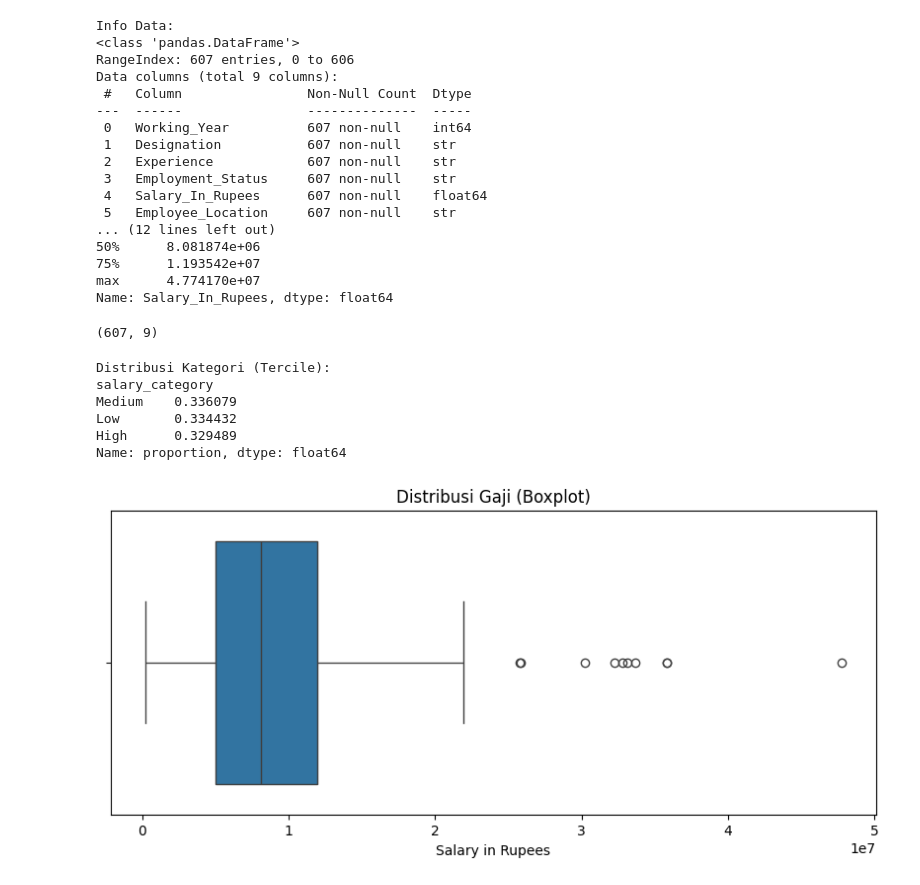
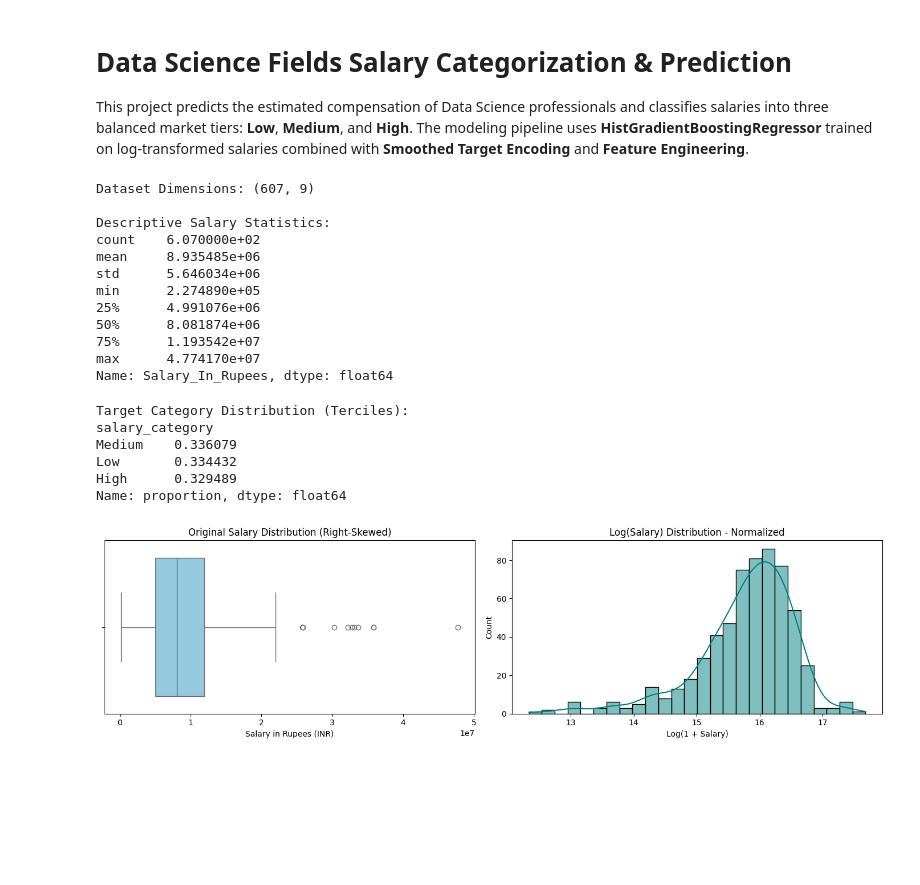
Before and after one commit to waltercoy/salary-categorization, a Jupyter notebook: salary_prediction.ipynb, the cells around one changed output. Drawn from its saved outputs; the diff is of its cells as text; code cells hidden in the pictures; blank space fills up the shorter version.

```diff
--- a/salary_prediction.ipynb
+++ b/salary_prediction.ipynb
@@ -1,3 +1,7 @@
+# %% [markdown]
+# Data Science Fields Salary Categorization & Prediction
+This project predicts the estimated compensation of Data Science professionals and classifies salaries into three balanced market tiers: **Low**, **Medium**, and **High**.
+The modeling pipeline uses **HistGradientBoostingRegressor** trained on log-transformed salaries combined with **Smoothed Target Encoding** and **Feature Engineering**.
 # %%
 # --- STEP 1: Import Libraries ---
 import pandas as pd
@@ -15,67 +29,53 @@ warnings.filterwarnings('ignore')
 # %%
 # --- STEP 2: Data Loading & Cleaning ---
-
 def load_and_clean_data(filepath):
-    # Load Data
     df = pd.read_csv(filepath)
-
-    # Hapus kolom index yang tidak perlu
     if 'Unnamed: 0' in df.columns:
         df = df.drop(columns=['Unnamed: 0'])
-
-    # Cleaning kolom Salary (Hapus koma, ubah ke numeric)
-    # Pastikan konversi selalu berjalan
     df['Salary_In_Rupees'] = df['Salary_In_Rupees'].astype(str).str.replace(',', '').astype(float)
-
     return df
 
-# Eksekusi
 df = load_and_clean_data("Data_Science_Fields_Salary_Categorization.csv")
-print("Info Data:")
-df.info()
-print("\nStatistik Salary:")
+print("Dataset Dimensions:", df.shape)
+print("\nDescriptive Salary Statistics:")
 print(df['Salary_In_Rupees'].describe())
-df.shape
 # %% [output]
-Info Data:
-<class 'pandas.DataFrame'>
-RangeIndex: 607 entries, 0 to 606
-Data columns (total 9 columns):
- #   Column                Non-Null Count  Dtype
----  ------                --------------  -----
- 0   Working_Year          607 non-null    int64
- 1   Designation           607 non-null    str
- 2   Experience            607 non-null    str
- 3   Employment_Status     607 non-null    str
- 4   Salary_In_Rupees      607 non-null    float64
- 5   Employee_Location     607 non-null    str
-... (12 lines left out)
+Dataset Dimensions: (607, 9)
+
+Descriptive Salary Statistics:
+count    6.070000e+02
+mean     8.935485e+06
+std      5.646034e+06
+min      2.274890e+05
+25%      4.991076e+06
 50%      8.081874e+06
 75%      1.193542e+07
 max      4.774170e+07
 Name: Salary_In_Rupees, dtype: float64
-(607, 9)
 # %%
-# --- STEP 3: Target Creation & Quick EDA ---
-
-# Gunakan tercile (33/66%) agar distribusi kategori lebih seimbang
+# --- STEP 3: Target Discretization & EDA ---
+# Generate balanced 3-tier target categories using empirical terciles (33% and 66%)
 labels = ['Low', 'Medium', 'High']
 df['salary_category'] = pd.qcut(df['Salary_In_Rupees'], q=3, labels=labels, duplicates='drop')
 
-print("Distribusi Kategori (Tercile):")
+print("Target Category Distribution (Terciles):")
 print(df['salary_category'].value_counts(normalize=True))
 
-# Visualisasi distribusi gaji
-plt.figure(figsize=(10, 4))
-sns.boxplot(x=df['Salary_In_Rupees'])
-plt.title("Distribusi Gaji (Boxplot)")
-plt.xlabel("Salary in Rupees")
+fig, axes = plt.subplots(1, 2, figsize=(14, 4))
+sns.boxplot(x=df['Salary_In_Rupees'], ax=axes[0], color='skyblue')
+axes[0].set_title("Original Salary Distribution (Right-Skewed)")
+axes[0].set_xlabel("Salary in Rupees (INR)")
+
+sns.histplot(np.log1p(df['Salary_In_Rupees']), kde=True, ax=axes[1], color='teal')
+axes[1].set_title("Log(Salary) Distribution - Normalized")
+axes[1].set_xlabel("Log(1 + Salary)")
+plt.tight_layout()
 plt.show()
 # %% [output]
-Distribusi Kategori (Tercile):
+Target Category Distribution (Terciles):
 salary_category
 Medium    0.336079
 Low       0.334432
 High      0.329489
 Name: proportion, dtype: float64
-[figure, old version]
+[figure, new version]
```
Also changed, not shown: parts of 3 cells of this notebook, 8 other files.
